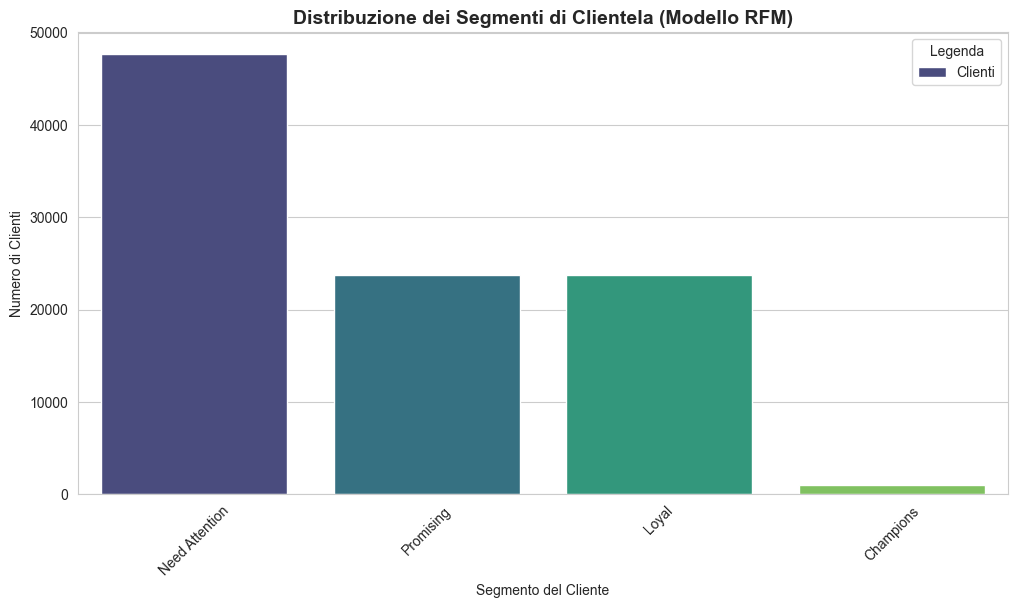
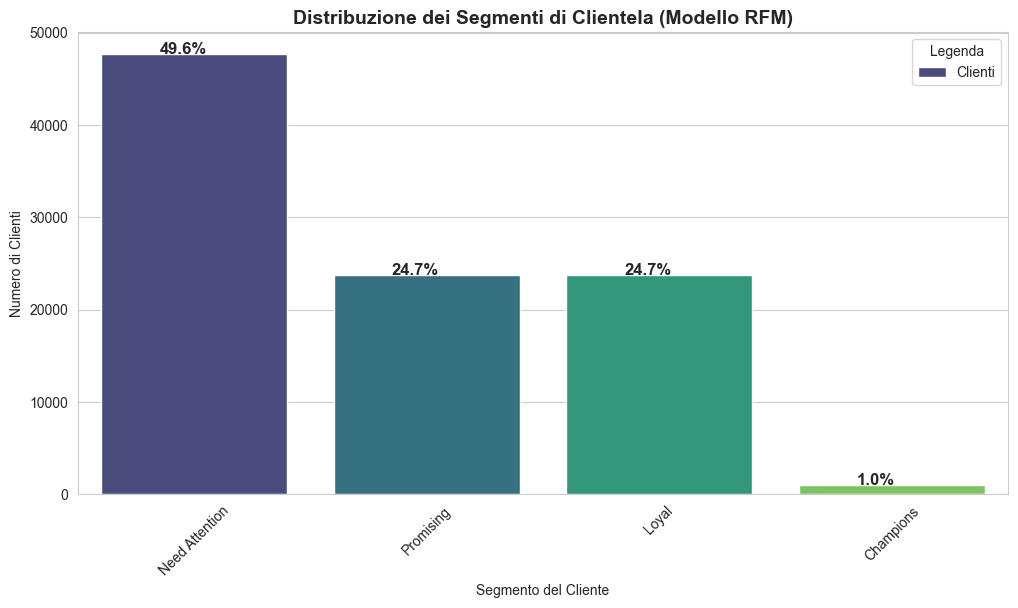
Unified diff of the notebook cell whose output changed from the first chart to the second:
--- before
+++ after
@@ -1,4 +1,10 @@
 plt.figure(figsize=(12, 6))
 ax = sns.countplot(data=rfm, x='Segment', palette='viridis', order=rfm['Segment'].value_counts().index)
+total = len(rfm['Segment'])
+for p in ax.patches:
+    percentage = '{:.1f}%'.format(100 * p.get_height()/total)
+    x_pos = p.get_x() + p.get_width() / 2 - 0.15
+    y_pos = p.get_y() + p.get_height() + 0.02
+    ax.annotate(percentage, (x_pos, y_pos), size=12, fontweight='bold')
 plt.title('Distribuzione dei Segmenti di Clientela (Modello RFM)', fontsize=14, fontweight='bold')
 plt.xticks(rotation=45)

Commit: refactor: clean up notebook metadata and formatting